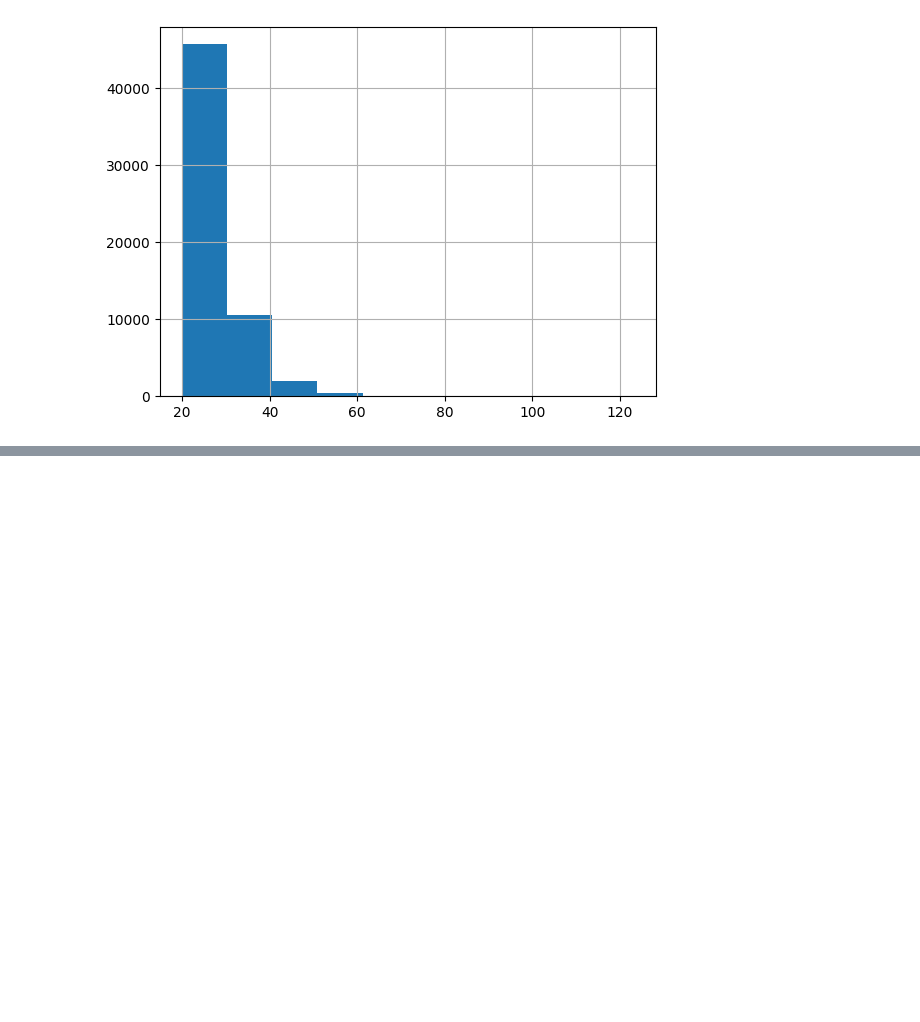
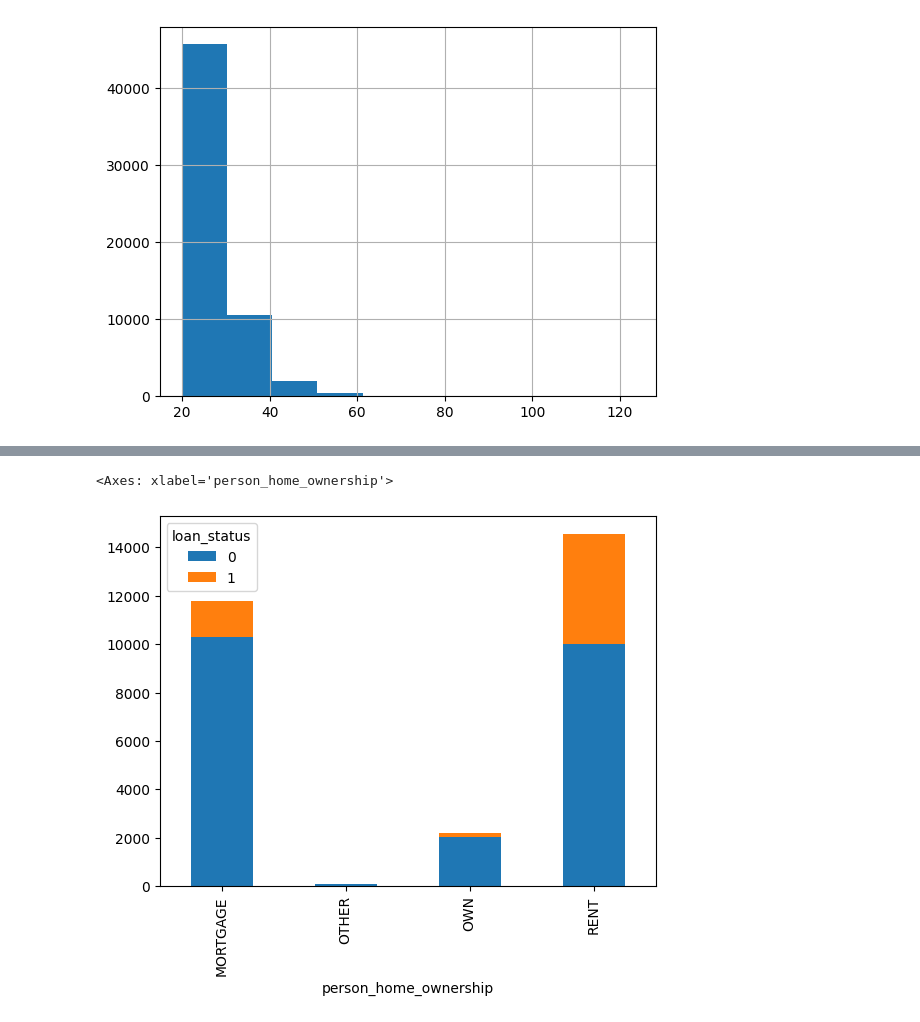
Before and after one commit to Ekatche/MLops_Loan_pred, a Jupyter notebook: notebooks/analysing.ipynb, the cells around one changed output, grey strips where cells are left out. Cells and saved outputs as stored; diff of their text form; code cells hidden in the pictures; blank space fills up the shorter version.

```diff
--- a/notebooks/analysing.ipynb
+++ b/notebooks/analysing.ipynb
@@ -171,3 +243,8 @@ train_data["person_home_ownership"].value_counts().plot(kind='bar')
+# %%
+train_data.groupby("person_home_ownership")["loan_status"].value_counts().unstack().plot(kind='bar', stacked=True)
+# %% [output]
+<Axes: xlabel='person_home_ownership'>
+[figure, added]
 # %%
 train_data["loan_intent"].value_counts().plot(kind='bar')
 # %% [output]
```
Also changed, not shown: parts of 30 cells of this notebook, 2 other files.
